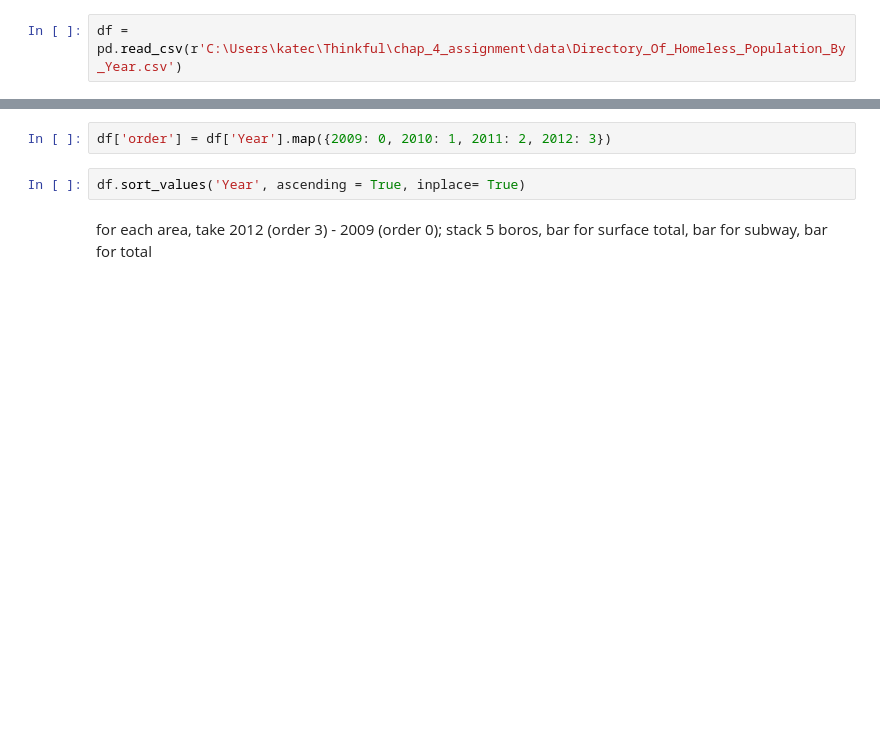
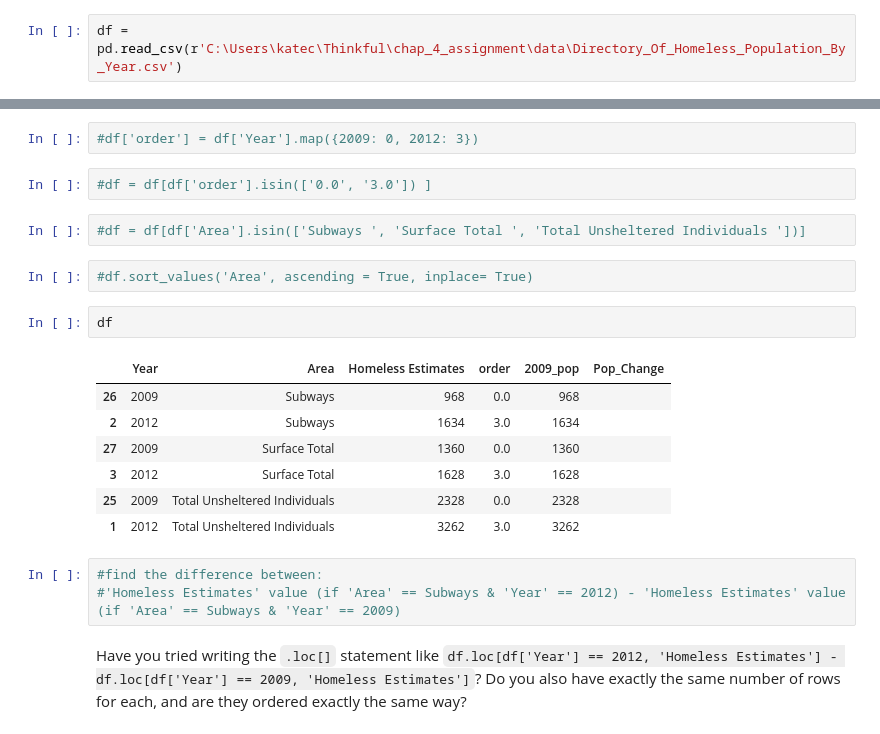
Before and after one commit to kathieking/Thinkful, a Jupyter notebook: plot5_wip.ipynb, the cells around one changed output, grey strips where cells are left out. Cells and saved outputs as stored; diff of their text form; blank space fills up the shorter version.

```diff
--- a/plot5_wip.ipynb
+++ b/plot5_wip.ipynb
@@ -32,6 +42,23 @@ df.head(20)
 # %%
-df['order'] = df['Year'].map({2009: 0, 2010: 1, 2011: 2, 2012: 3})
+#df['order'] = df['Year'].map({2009: 0, 2012: 3})
+# %%
+#df = df[df['order'].isin(['0.0', '3.0']) ]
+# %%
+#df = df[df['Area'].isin(['Subways ', 'Surface Total ', 'Total Unsheltered Individuals '])]
 # %%
-df.sort_values('Year', ascending = True, inplace= True)
+#df.sort_values('Area', ascending = True, inplace= True)
-# %% [markdown]
-for each area, take 2012 (order 3) - 2009 (order 0); stack 5 boros, bar for surface total, bar for subway, bar for total
+# %%
+df
+# %% [output]
+|  | Year | Area | Homeless Estimates | order | 2009_pop | Pop_Change |
+| 26 | 2009 | Subways | 968 | 0.0 | 968 |  |
+| 2 | 2012 | Subways | 1634 | 3.0 | 1634 |  |
+| 27 | 2009 | Surface Total | 1360 | 0.0 | 1360 |  |
+| 3 | 2012 | Surface Total | 1628 | 3.0 | 1628 |  |
+| 25 | 2009 | Total Unsheltered Individuals | 2328 | 0.0 | 2328 |  |
+| 1 | 2012 | Total Unsheltered Individuals | 3262 | 3.0 | 3262 |  |
+# %%
+#find the difference between:
+#'Homeless Estimates' value (if 'Area' == Subways & 'Year' == 2012) - 'Homeless Estimates' value (if 'Area' == Subways & 'Year' == 2009)
+# %% [markdown]
+Have you tried writing the `.loc[]` statement like `df.loc[df['Year'] == 2012, 'Homeless Estimates'] - df.loc[df['Year'] == 2009, 'Homeless Estimates']`? Do you also have exactly the same number of rows for each, and are they ordered exactly the same way?
```
Also changed, not shown: parts of 36 cells of this notebook.
